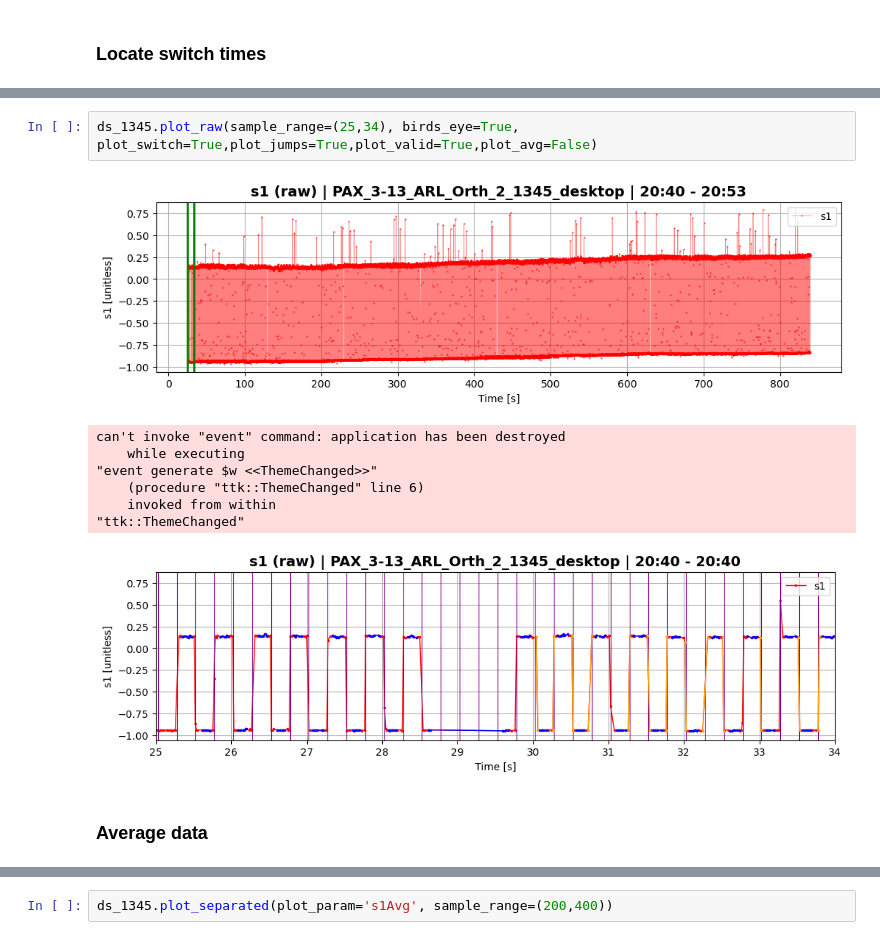
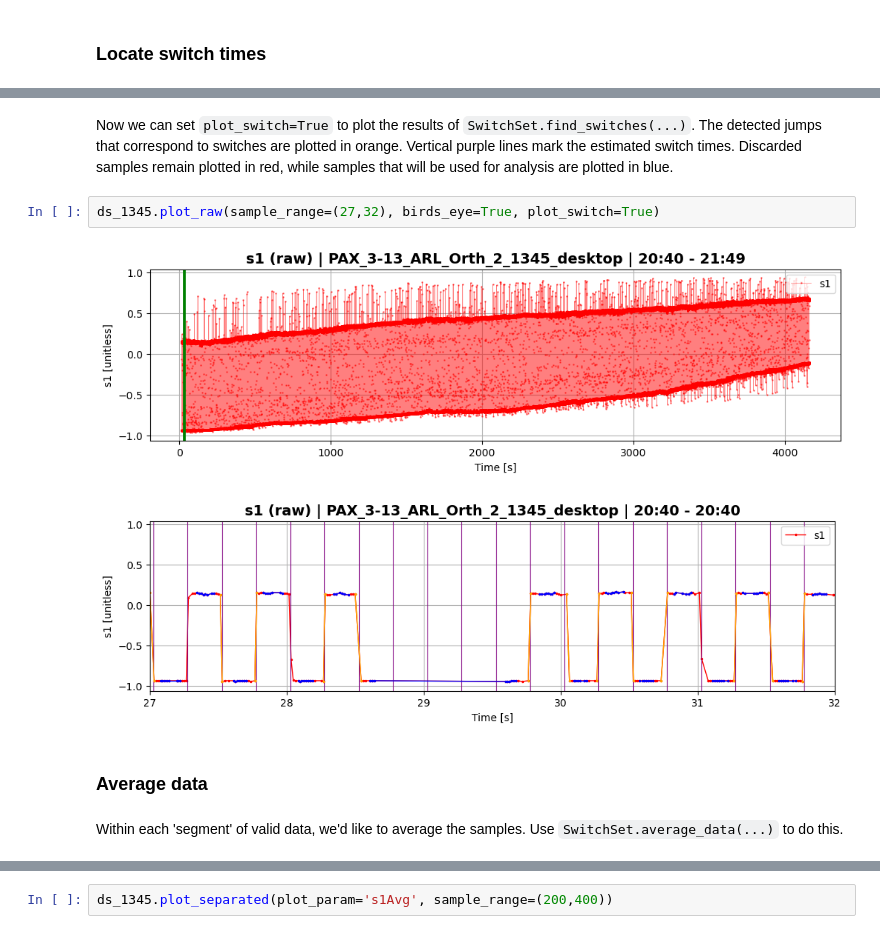
Before and after one commit to evanshaped/BrittonPolRepo, a Jupyter notebook: PolDataTutorial.ipynb, the cells around one changed output, grey strips where cells are left out. Drawn from its saved outputs; the diff is of its cells as text.

```diff
--- a/PolDataTutorial.ipynb
+++ b/PolDataTutorial.ipynb
@@ -182,13 +256,11 @@ offset = 0.027 seconds
+# %% [markdown]
+Now we can set `plot_switch=True` to plot the results of `SwitchSet.find_switches(...)`. The detected jumps that correspond to switches are plotted in orange. Vertical purple lines mark the estimated switch times. Discarded samples remain plotted in red, while samples that will be used for analysis are plotted in blue.
 # %%
-ds_1345.plot_raw(sample_range=(25,34), birds_eye=True, plot_switch=True,plot_jumps=True,plot_valid=True,plot_avg=False)
+ds_1345.plot_raw(sample_range=(27,32), birds_eye=True, plot_switch=True)
 # %% [output]
-[figure, old version]
+[figure, new version]
-can't invoke "event" command: application has been destroyed
-    while executing
-"event generate $w <<ThemeChanged>>"
-    (procedure "ttk::ThemeChanged" line 6)
-    invoked from within
-"ttk::ThemeChanged"
-[figure, old version]
+[figure, new version]
 # %% [markdown]
 ### Average data
+# %% [markdown]
+Within each 'segment' of valid data, we'd like to average the samples. Use `SwitchSet.average_data(...)` to do this.
```
Also changed, not shown: parts of 17 cells of this notebook, 2 other files.
